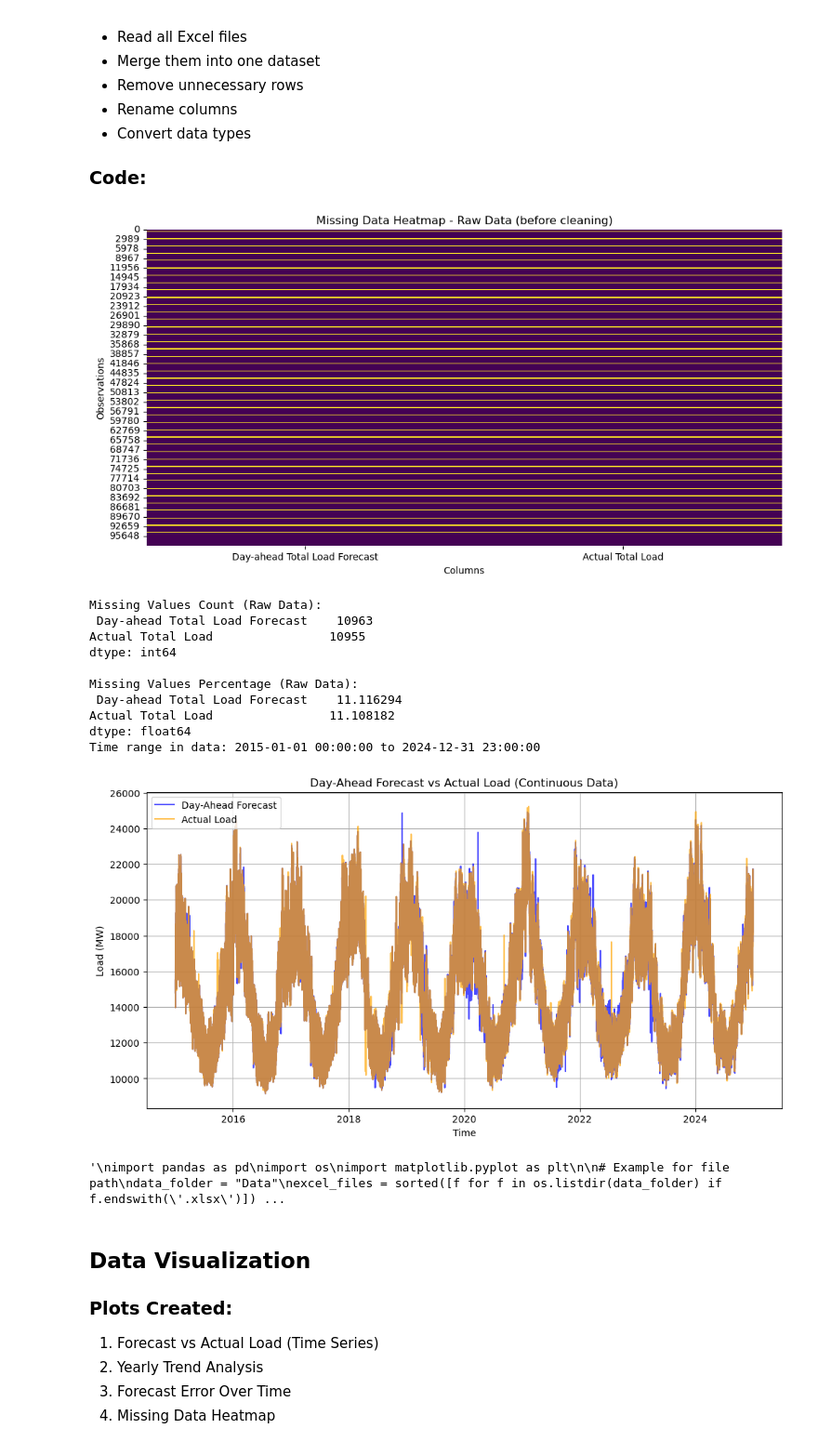
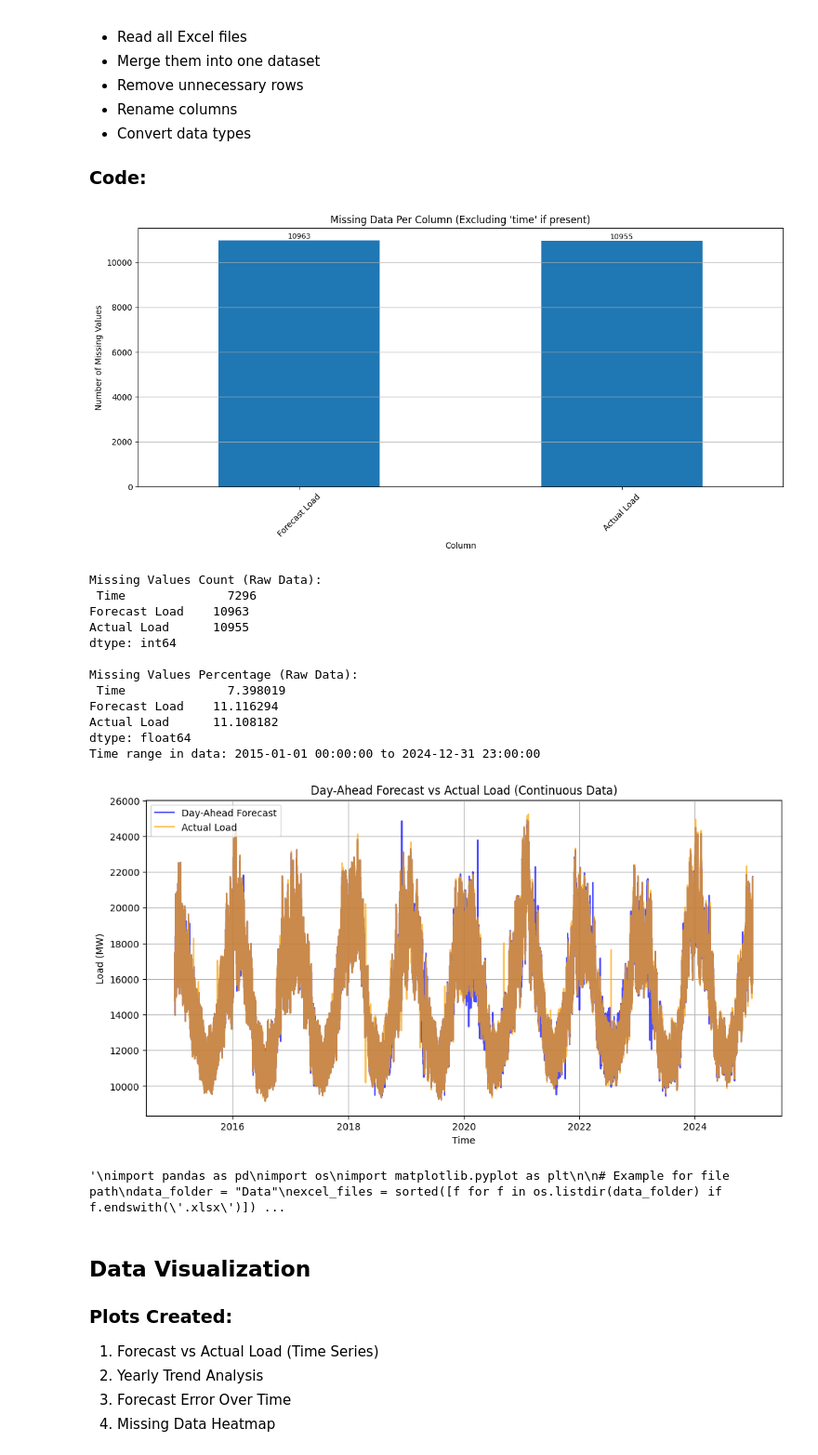
Before and after one commit to ErdemKilci/ReservoirWind, a Jupyter notebook: reservoir_wind.ipynb, the cells around one changed output. Shown at 93% size. Cells and saved outputs as stored; diff of their text form; code cells hidden in the pictures.

Commit message:
Plot

```diff
--- a/reservoir_wind.ipynb
+++ b/reservoir_wind.ipynb
@@ -72,8 +72,13 @@ for file in excel_files:
     # Read Excel file, skipping 6 rows
     data = pd.read_excel(file_path, skiprows=6, dtype=str)
 
-    # Store a copy of the raw data before any cleaning for later visualization
+        #Cleaning process
+    # Rename first row as actual column names
+    data.columns = ['Time', 'Forecast Load', 'Actual Load']
+
+    # Store a copy of the raw data after column rename (before further cleaning)
     raw_data_list.append(data.copy())
+
 
     #Cleaning process
     # Rename first row as actual column names
@@ -118,14 +123,41 @@ raw_data.columns = raw_data.columns.str.strip()
 # Drop columns containing 'Unnamed' in the name
 raw_data = raw_data.loc[:, ~raw_data.columns.str.contains('^Unnamed', case=False)]
 
+# Visualize missing values in raw data (before cleaning), row by row
+# Prepare raw data for visualization (before cleaning)
 
-# Before: vis. raw data
+# Reset index for clarity
+raw_data_reset = raw_data.reset_index(drop=True)
+
+# Select only relevant columns
+raw_data_vis = raw_data_reset[['Forecast Load', 'Actual Load']].copy()
+
+# Convert to NaN where applicable (just in case some empty strings remain)
+raw_data_vis.replace('', np.nan, inplace=True)
+
+# Drop 'time' column only if it exists
+columns = raw_data_vis.columns.drop('time', errors='ignore')
+
+# Calculate number of missing values per column (excluding 'time' if present)
+missing_per_column = raw_data_vis[columns].isnull().sum()
+
+# Plot
 plt.figure(figsize=(12, 6))
-sns.heatmap(raw_data.isnull(), cbar=False, cmap='viridis')
-plt.title("Missing Data Heatmap - Raw Data (before cleaning)")
-plt.xlabel("Columns")
-plt.ylabel("Observations")
+ax = missing_per_column.plot(kind='bar', stacked=False)
+
+plt.title("Missing Data Per Column (Excluding 'time' if present)")
+plt.ylabel("Number of Missing Values")
+plt.xlabel("Column")
+plt.grid(axis='y')
+plt.xticks(rotation=45)
+plt.tight_layout()
+
+# Add exact numbers on top of each bar
+for i, value in enumerate(missing_per_column):
+    ax.text(i, value + 0.5, str(value), ha='center', va='bottom', fontsize=9)
+
 plt.show()
+
 
 #Print missing values counts and percentages for raw data
 missing_counts = raw_data.isnull().sum()
@@ -251,45 +283,47 @@ for file in excel_files:
     # Generate timestamps dynamically based on the current_datetime
     num_rows = len(filtered_data)
     time_range = pd.date_range(start=current_datetime, periods=num_rows, freq='h')
     filtered_data['Time'] = time_range
 
     # Update current_datetime to continue from the end of this file's data
     current_datetime = time_range[-1] + pd.Timedelta(hours=1)
 
     # Convert columns to numeric, preserving NaN values
     filtered_data['Forecast Load'] = pd.to_numeric(filtered_data['Forecast Load'], errors='coerce')
     filtered_data['Actual Load'] = pd.to_numeric(filtered_data['Actual Load'], errors='coerce')
 
     # Append to the combined DataFrame
     all_data = pd.concat([all_data, filtered_data[['Time', 'Forecast Load', 'Actual Load']]], ignore_index=True)
 
 # Verify the range of the data
 print("Time range in data:", all_data['Time'].min(), "to", all_data['Time'].max())
 
 # Plot the data, including null values
 plt.figure(figsize=(12, 6))
 plt.plot(all_data['Time'], all_data['Forecast Load'], label='Day-Ahead Forecast', alpha=0.7, color='blue')
 plt.plot(all_data['Time'], all_data['Actual Load'], label='Actual Load', alpha=0.7, color='orange')
 plt.xlabel('Time')
 plt.ylabel('Load (MW)')
 plt.title('Day-Ahead Forecast vs Actual Load (With Skipped Rows)')
 plt.legend()
 plt.grid()
 plt.show()
 """
 # %% [output]
-[figure, old version]
+[figure, new version]
 Missing Values Count (Raw Data):
- Day-ahead Total Load Forecast    10963
-Actual Total Load                10955
+ Time              7296
+Forecast Load    10963
+Actual Load      10955
 dtype: int64
 
 Missing Values Percentage (Raw Data):
- Day-ahead Total Load Forecast    11.116294
-Actual Total Load                11.108182
+ Time              7.398019
+Forecast Load    11.116294
+Actual Load      11.108182
 dtype: float64
 Time range in data: 2015-01-01 00:00:00 to 2024-12-31 23:00:00
-[figure, old version]
+[figure, new version]
 '\nimport pandas as pd\nimport os\nimport matplotlib.pyplot as plt\n\n# Example for file path\ndata_folder = "Data"\nexcel_files = sorted([f for f in os.listdir(data_folder) if f.endswith(\'.xlsx\')]) ...
 # %% [markdown]
 ## Data Visualization
```
Also changed, not shown: parts of 6 cells of this notebook.
